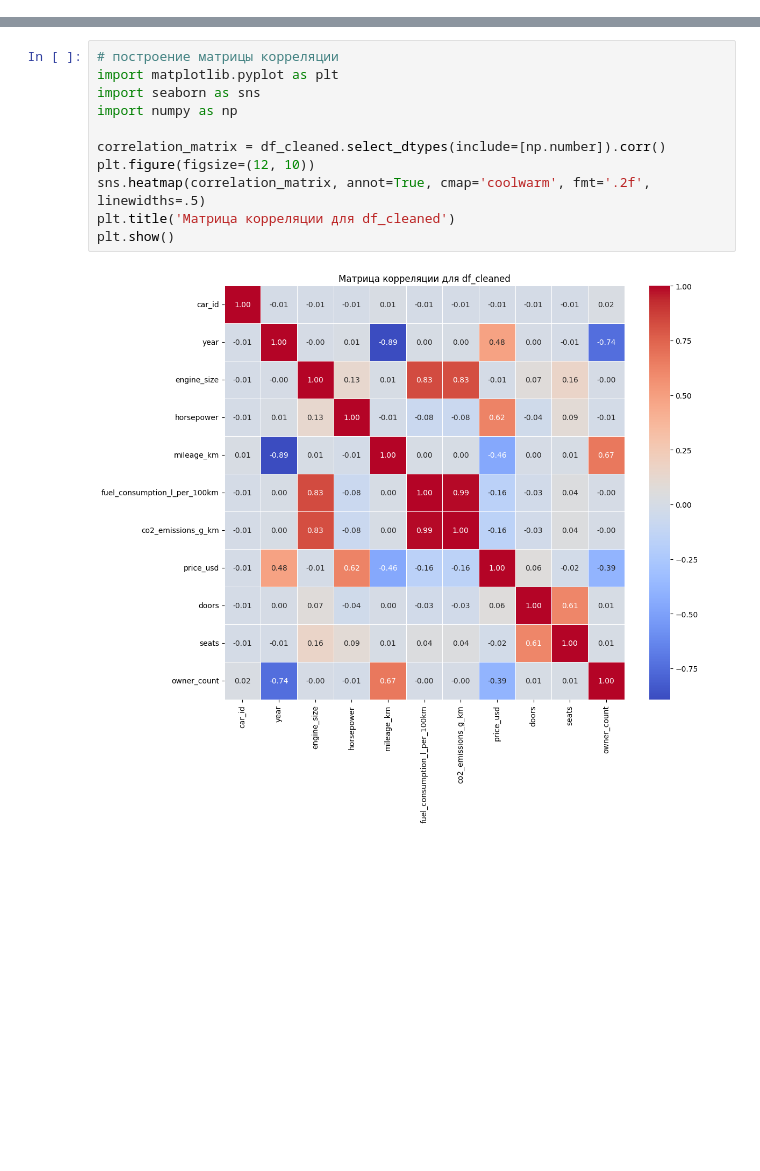
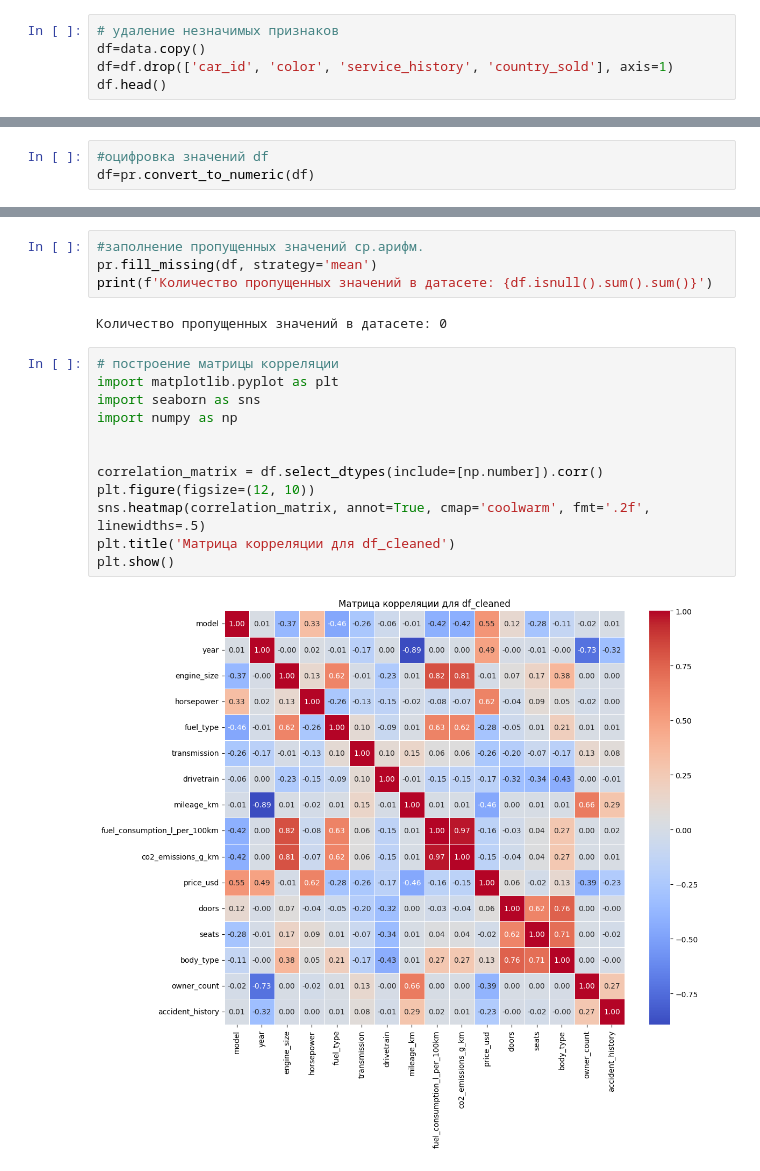
Before and after one commit to dezurnyjkipia4/DataScince, a Jupyter notebook: hw5/main.ipynb, the cells around one changed output, grey strips where cells are left out. Drawn from its saved outputs; the diff is of its cells as text; blank space fills up the shorter version.

```diff
--- a/hw5/main.ipynb
+++ b/hw5/main.ipynb
@@ -18,3 +20,8 @@ data.head() # посмотрим на данные
 | 2 | 3 | X1 | 2012 | 2.2 | 240 | petrol | automatic | FWD | 123273 | ... |
 | 3 | 4 | X5 | 2022 | 3.8 | 316 | diesel | NaN | AWD | 33064 | ... |
 | 4 | 5 | 7 Series | 2023 | 3.1 | 294 | petrol | automatic | RWD | 23926 | ... |
+# %%
+# удаление незначимых признаков
+df=data.copy()
+df=df.drop(['car_id', 'color', 'service_history', 'country_sold'], axis=1)
+df.head()
@@ -20,0 +35,3 @@ data.head() # посмотрим на данные
+# %%
+#оцифровка значений df
+df=pr.convert_to_numeric(df)
@@ -56,13 +78,20 @@ df_cleaned.head()
+# %%
+#заполнение пропущенных значений ср.арифм.
+pr.fill_missing(df, strategy='mean')
+print(f'Количество пропущенных значений в датасете: {df.isnull().sum().sum()}')
+# %% [output]
+Количество пропущенных значений в датасете: 0
 # %%
 # построение матрицы корреляции
 import matplotlib.pyplot as plt
 import seaborn as sns
 import numpy as np
 
-correlation_matrix = df_cleaned.select_dtypes(include=[np.number]).corr()
+
+correlation_matrix = df.select_dtypes(include=[np.number]).corr()
 plt.figure(figsize=(12, 10))
 sns.heatmap(correlation_matrix, annot=True, cmap='coolwarm', fmt='.2f', linewidths=.5)
 plt.title('Матрица корреляции для df_cleaned')
 plt.show()
 # %% [output]
-[figure, old version]
+[figure, new version]
```
Also changed, not shown: parts of 17 cells of this notebook.
